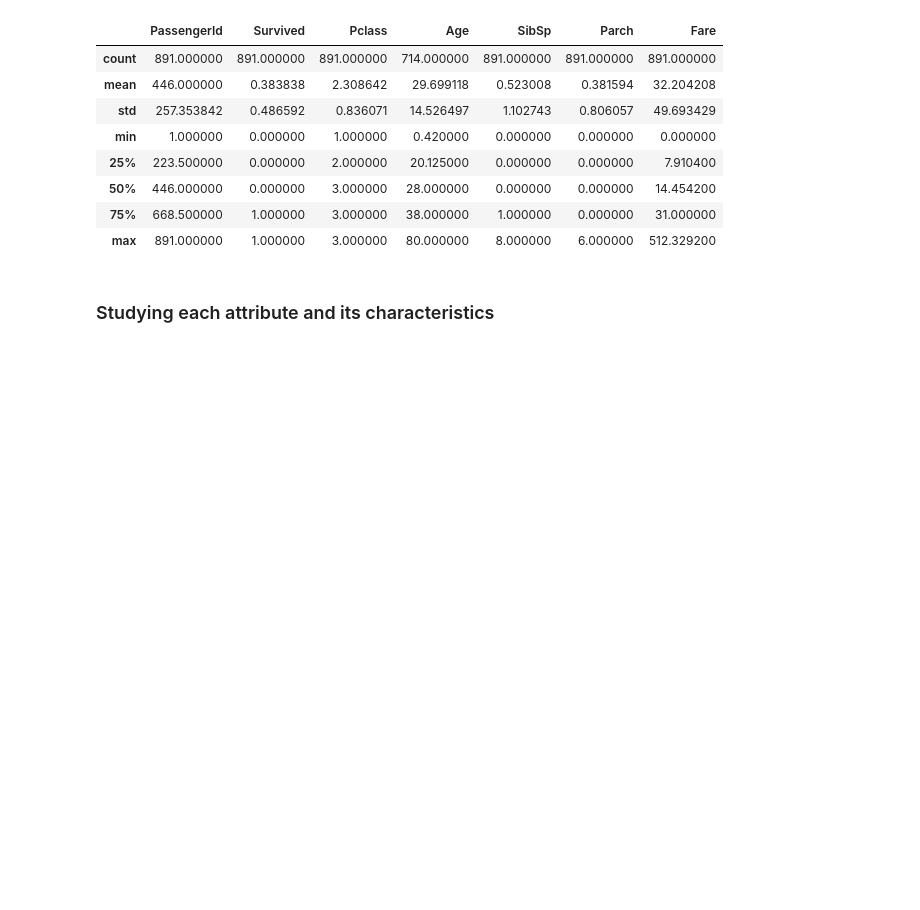
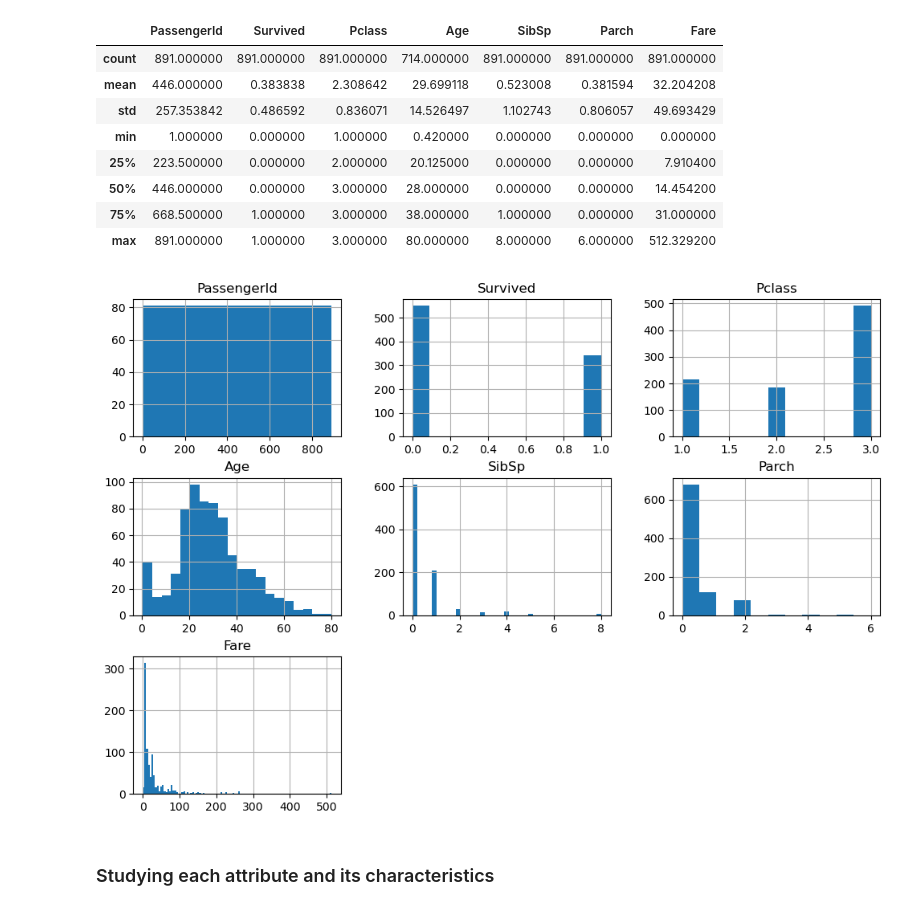
Before and after one commit to F-Fer/HOML-3_Exercises, a Jupyter notebook: MySolutions/Chapter-3/Notebooks/Chapter-3_Exc-3_DataExploration.ipynb, the cells around one changed output. Cells and saved outputs as stored; diff of their text form; code cells hidden in the pictures; blank space fills up the shorter version.

```diff
--- a/MySolutions/Chapter-3/Notebooks/Chapter-3_Exc-3_DataExploration.ipynb
+++ b/MySolutions/Chapter-3/Notebooks/Chapter-3_Exc-3_DataExploration.ipynb
@@ -78,6 +78,11 @@ train1.describe()
 | 50% | 446.000000 | 0.000000 | 3.000000 | 28.000000 | 0.000000 | 0.000000 | 14.454200 |
 | 75% | 668.500000 | 1.000000 | 3.000000 | 38.000000 | 1.000000 | 0.000000 | 31.000000 |
 | max | 891.000000 | 1.000000 | 3.000000 | 80.000000 | 8.000000 | 6.000000 | 512.329200 |
+# %%
+train1.hist(bins='auto', figsize=(12, 8))
+plt.show()
+# %% [output]
+[figure, added]
 # %% [markdown]
 ### Studying each attribute and its characteristics
 # %% [markdown]
```
Also changed, not shown: parts of 2 cells of this notebook.
